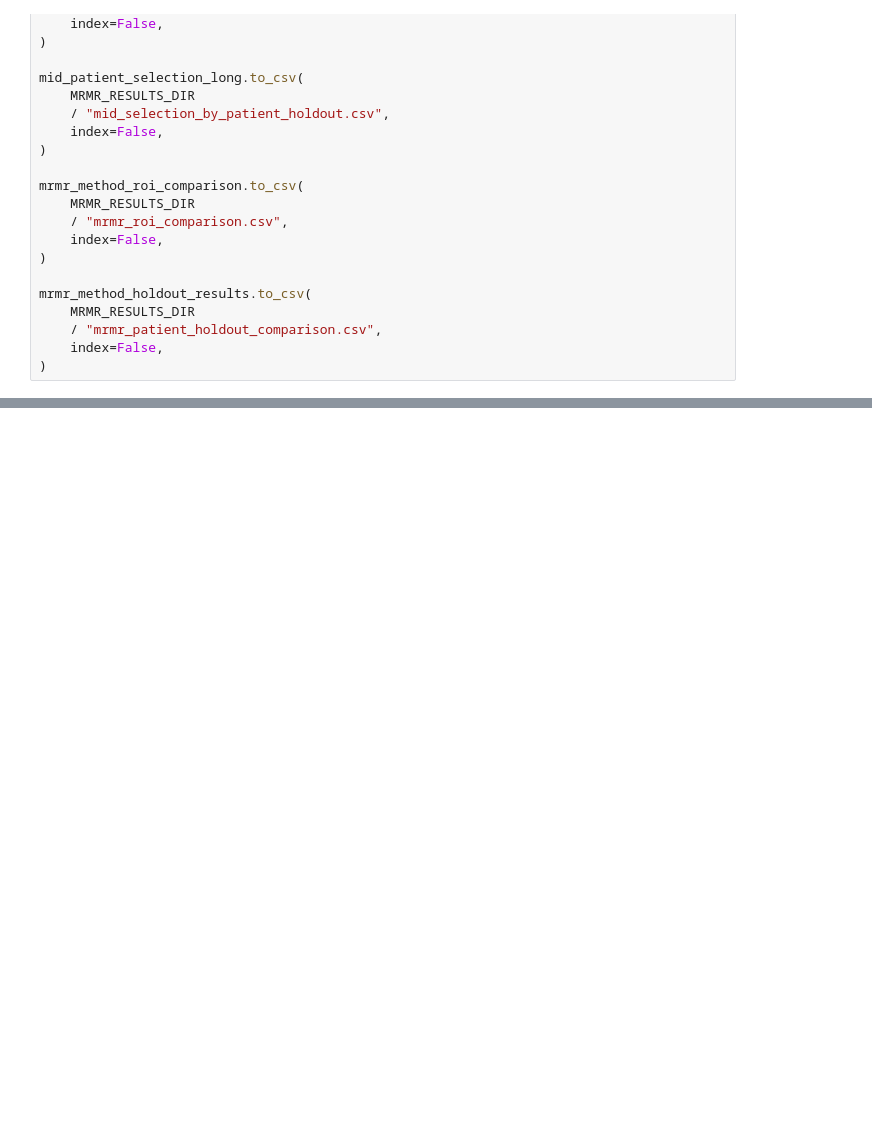
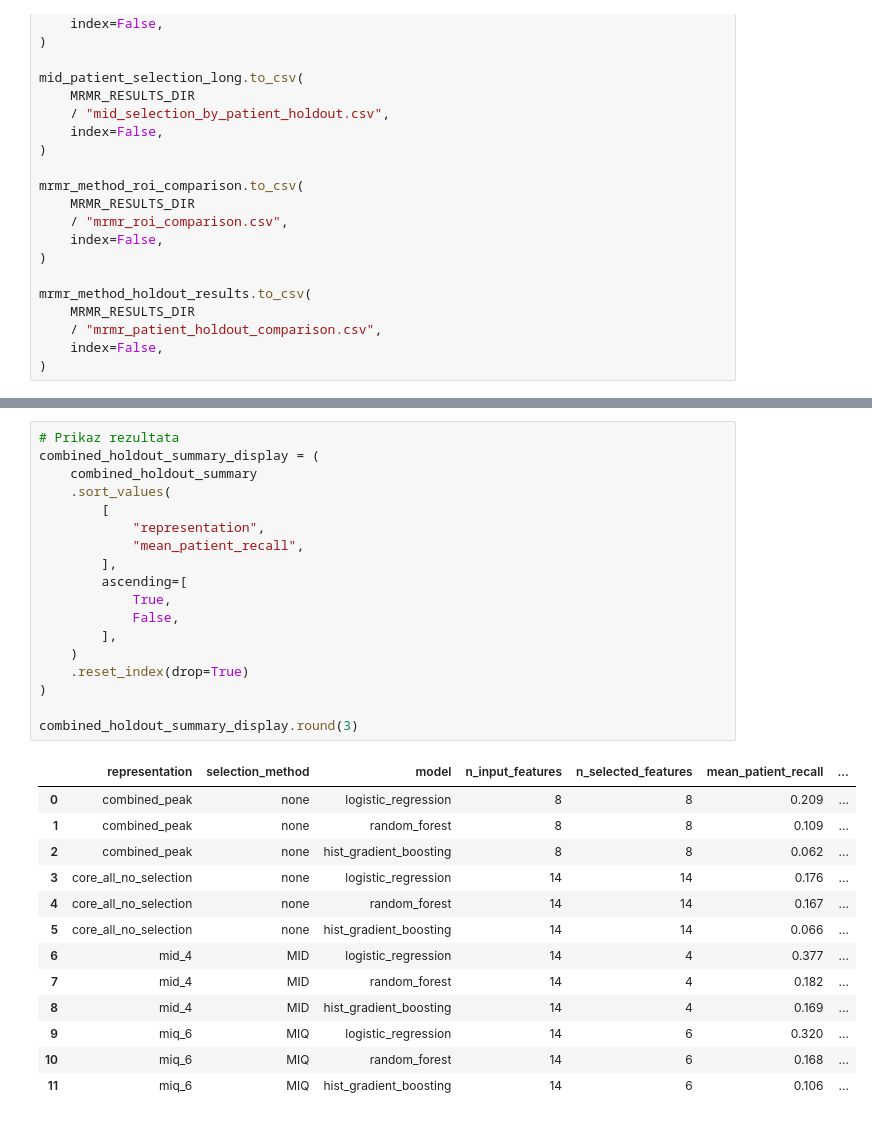
Before and after one commit to peraj-17/MasterProjekatPetarJ, a Jupyter notebook: notebooks/03_modeling.ipynb, the cells around one changed output, grey strips where cells are left out. Drawn from its saved outputs; the diff is of its cells as text; blank space fills up the shorter version.

```diff
--- a/notebooks/03_modeling.ipynb
+++ b/notebooks/03_modeling.ipynb
@@ -4414,0 +4824,32 @@ mrmr_method_holdout_results.to_csv(
+# %%
+# Prikaz rezultata
+combined_holdout_summary_display = (
+    combined_holdout_summary
+    .sort_values(
+        [
+            "representation",
+            "mean_patient_recall",
+        ],
+        ascending=[
+            True,
+            False,
+        ],
+    )
+    .reset_index(drop=True)
+)
+
+combined_holdout_summary_display.round(3)
+# %% [output]
+|  | representation | selection_method | model | n_input_features | n_selected_features | mean_patient_recall | ... |
+| 0 | combined_peak | none | logistic_regression | 8 | 8 | 0.209 | ... |
+| 1 | combined_peak | none | random_forest | 8 | 8 | 0.109 | ... |
+| 2 | combined_peak | none | hist_gradient_boosting | 8 | 8 | 0.062 | ... |
+| 3 | core_all_no_selection | none | logistic_regression | 14 | 14 | 0.176 | ... |
+| 4 | core_all_no_selection | none | random_forest | 14 | 14 | 0.167 | ... |
+| 5 | core_all_no_selection | none | hist_gradient_boosting | 14 | 14 | 0.066 | ... |
+| 6 | mid_4 | MID | logistic_regression | 14 | 4 | 0.377 | ... |
+| 7 | mid_4 | MID | random_forest | 14 | 4 | 0.182 | ... |
+| 8 | mid_4 | MID | hist_gradient_boosting | 14 | 4 | 0.169 | ... |
+| 9 | miq_6 | MIQ | logistic_regression | 14 | 6 | 0.320 | ... |
+| 10 | miq_6 | MIQ | random_forest | 14 | 6 | 0.168 | ... |
+| 11 | miq_6 | MIQ | hist_gradient_boosting | 14 | 6 | 0.106 | ... |
```
Also changed, not shown: parts of 29 cells of this notebook, 14 other files.
